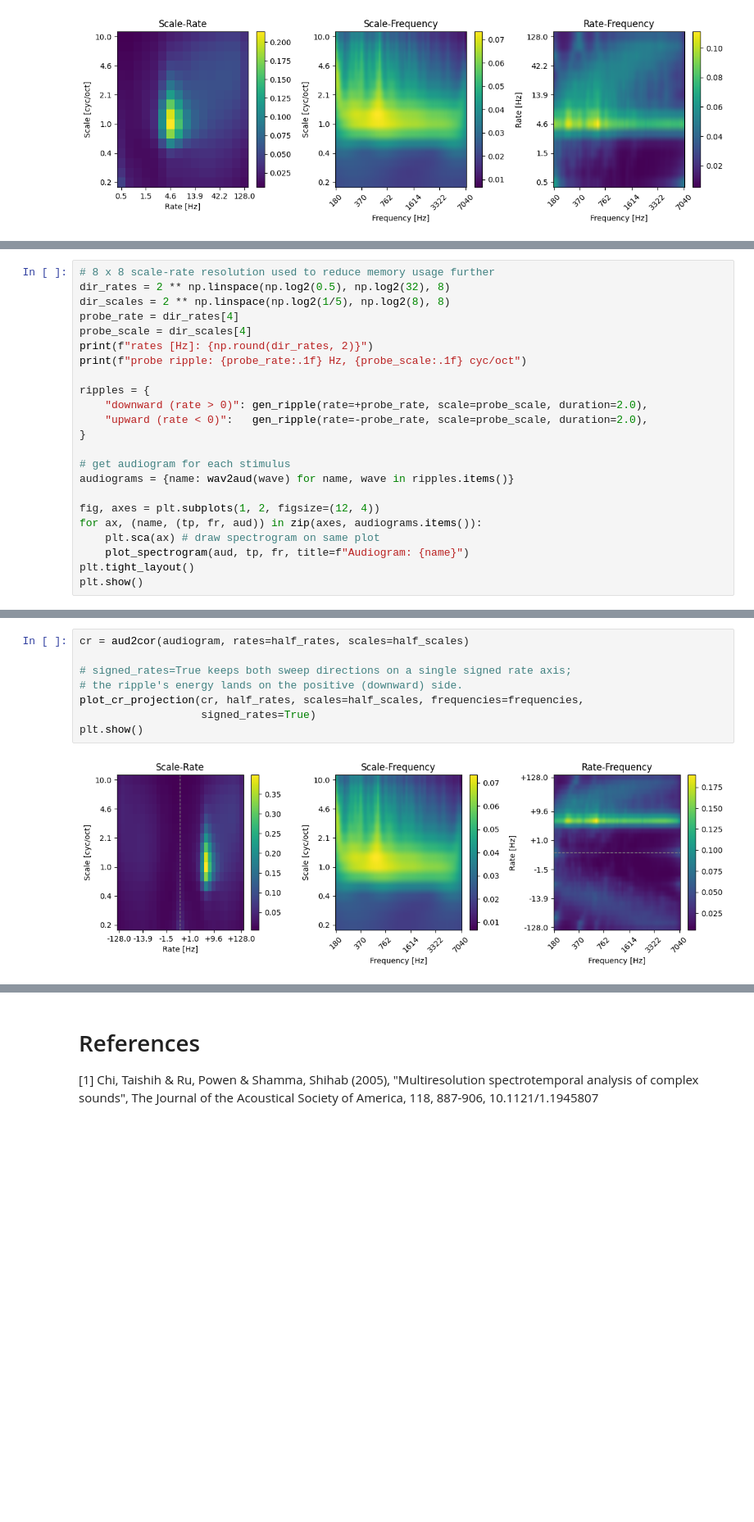
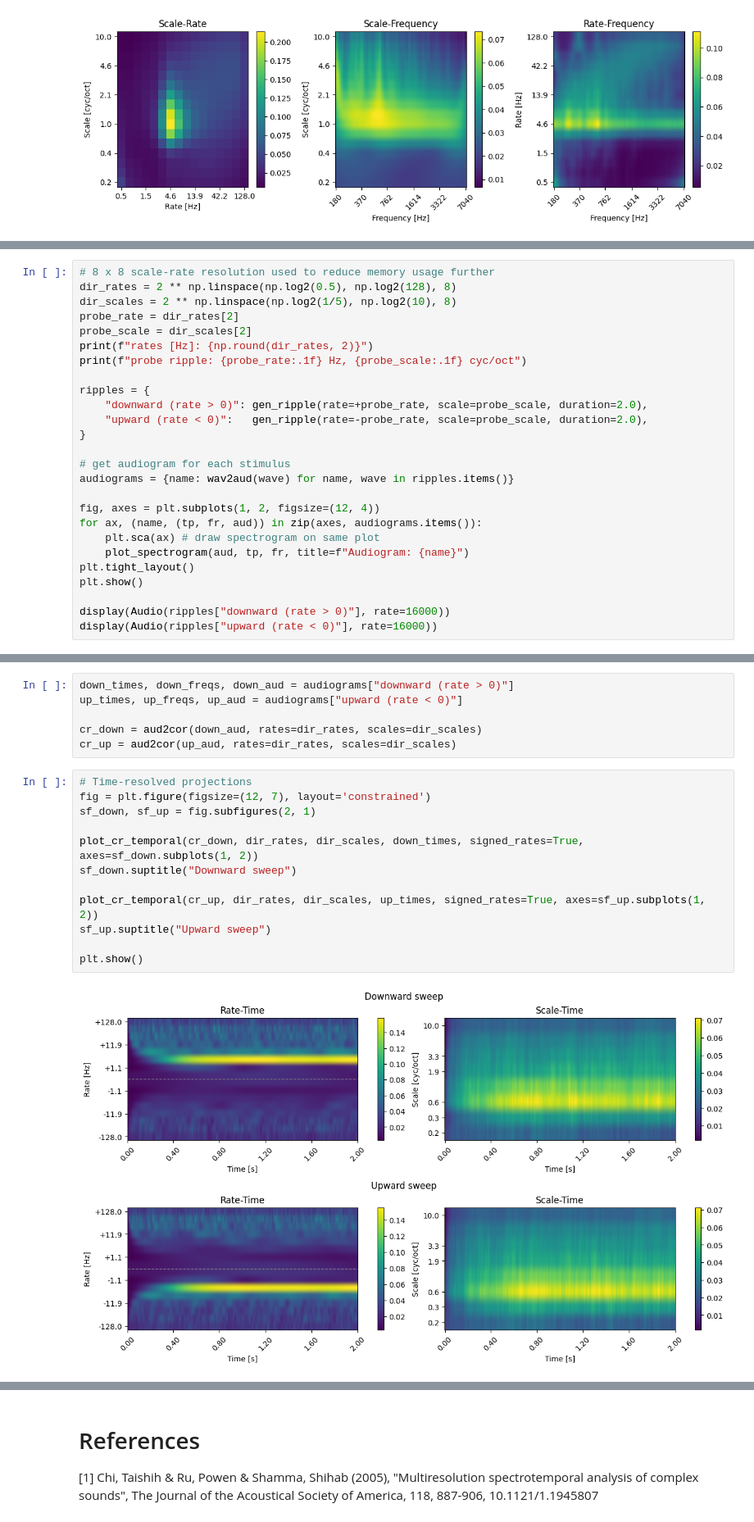
Before and after one commit to ninocapipoca/neural_audio, a Jupyter notebook: tutorials/Tutorial 3 - Stimulus sound generators.ipynb, the cells around one changed output, grey strips where cells are left out. Shown at 82% size. Drawn from its saved outputs; the diff is of its cells as text; blank space fills up the shorter version.

Commit message:
Visualization minor updates

```diff
--- a/tutorials/Tutorial 3 - Stimulus sound generators.ipynb
+++ b/tutorials/Tutorial 3 - Stimulus sound generators.ipynb
@@ -349,9 +350,9 @@ To account for the fact that a sound may occur 'backwards' or 'forwards' in time
 # %%
 # 8 x 8 scale-rate resolution used to reduce memory usage further
-dir_rates = 2 ** np.linspace(np.log2(0.5), np.log2(32), 8)
-dir_scales = 2 ** np.linspace(np.log2(1/5), np.log2(8), 8)
-probe_rate = dir_rates[4]
-probe_scale = dir_scales[4]
+dir_rates = 2 ** np.linspace(np.log2(0.5), np.log2(128), 8)
+dir_scales = 2 ** np.linspace(np.log2(1/5), np.log2(10), 8)
+probe_rate = dir_rates[2]
+probe_scale = dir_scales[2]
 print(f"rates [Hz]: {np.round(dir_rates, 2)}")
 print(f"probe ripple: {probe_rate:.1f} Hz, {probe_scale:.1f} cyc/oct")
 
@@ -369,4 +370,7 @@ for ax, (name, (tp, fr, aud)) in zip(axes, audiograms.items()):
     plot_spectrogram(aud, tp, fr, title=f"Audiogram: {name}")
 plt.tight_layout()
 plt.show()
+
+display(Audio(ripples["downward (rate > 0)"], rate=16000))
+display(Audio(ripples["upward (rate < 0)"], rate=16000))
 # %% [output]
@@ -429,11 +386,21 @@ plot_cr_temporal(directionA, rates, scales, time_points)
+# %%
+down_times, down_freqs, down_aud = audiograms["downward (rate > 0)"]
+up_times, up_freqs, up_aud = audiograms["upward (rate < 0)"]
+
+cr_down = aud2cor(down_aud, rates=dir_rates, scales=dir_scales)
+cr_up = aud2cor(up_aud, rates=dir_rates, scales=dir_scales)
 # %%
-cr = aud2cor(audiogram, rates=half_rates, scales=half_scales)
+# Time-resolved projections
+fig = plt.figure(figsize=(12, 7), layout='constrained')
+sf_down, sf_up = fig.subfigures(2, 1)
 
-# signed_rates=True keeps both sweep directions on a single signed rate axis;
-# the ripple's energy lands on the positive (downward) side.
-plot_cr_projection(cr, half_rates, scales=half_scales, frequencies=frequencies,
-                   signed_rates=True)
+plot_cr_temporal(cr_down, dir_rates, dir_scales, down_times, signed_rates=True, axes=sf_down.subplots(1, 2))
+sf_down.suptitle("Downward sweep")
+
+plot_cr_temporal(cr_up, dir_rates, dir_scales, up_times, signed_rates=True, axes=sf_up.subplots(1, 2))
+sf_up.suptitle("Upward sweep")
+
 plt.show()
 # %% [output]
-[figure, old version]
+[figure, new version]
 # %%
```
Also changed, not shown: parts of 20 cells of this notebook, 2 other files.
